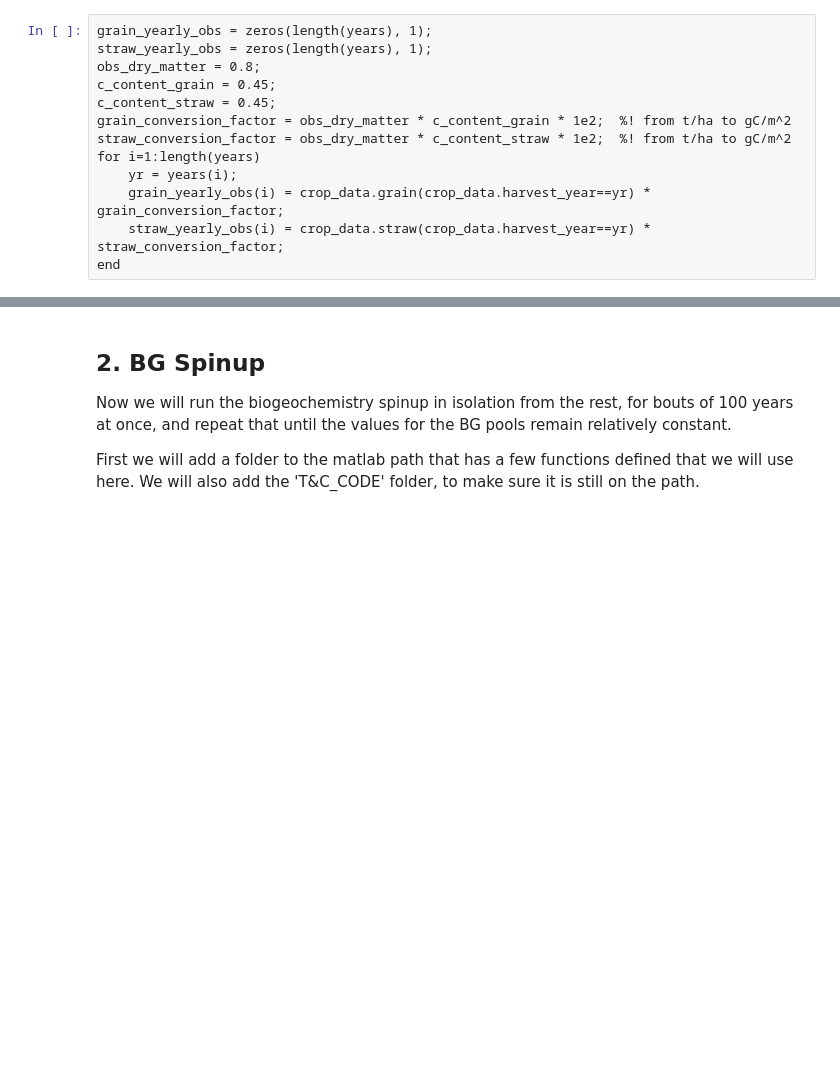
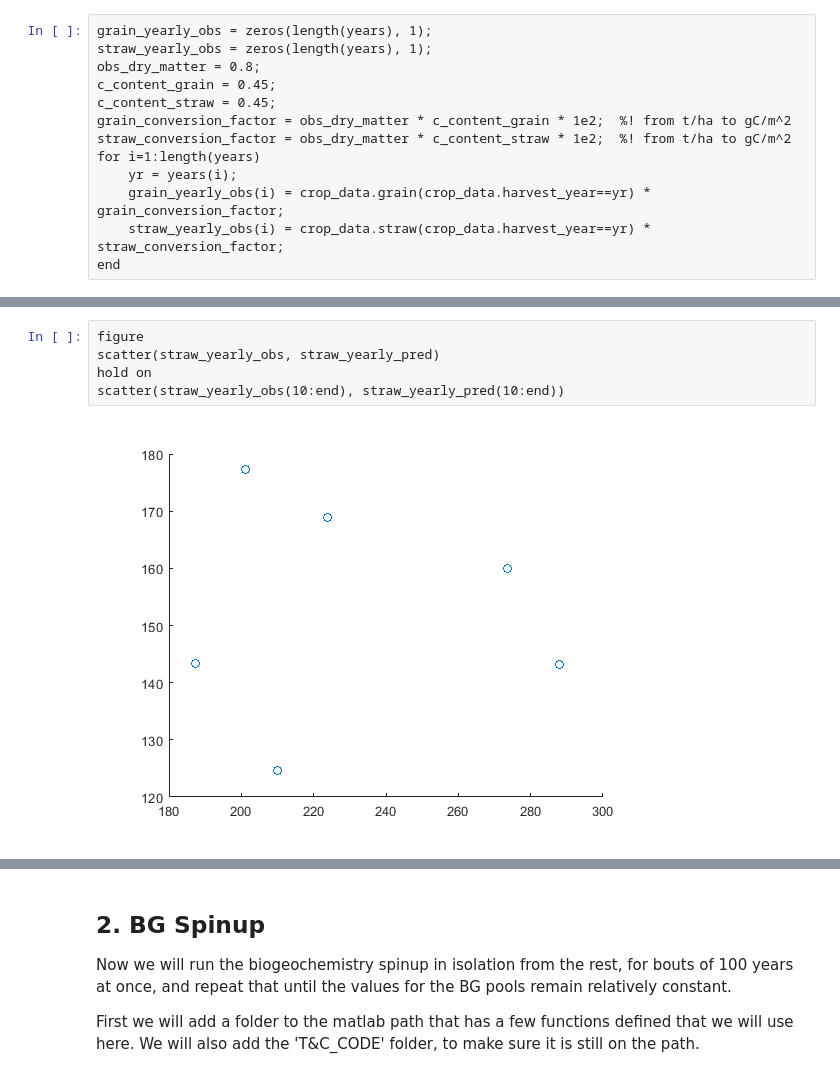
Before and after one commit to bauerfe/TnC, a Jupyter notebook: Rothamsted_Spinup.ipynb, the cells around one changed output, grey strips where cells are left out. Drawn from its saved outputs; the diff is of its cells as text; blank space fills up the shorter version.

```diff
--- a/Rothamsted_Spinup.ipynb
+++ b/Rothamsted_Spinup.ipynb
@@ -129,0 +134,7 @@ plot(grain_yearly_pred)
+# %%
+figure
+scatter(straw_yearly_obs, straw_yearly_pred)
+hold on
+scatter(straw_yearly_obs(10:end), straw_yearly_pred(10:end))
+# %% [output]
+[figure, added]
```
Also changed, not shown: parts of 22 cells of this notebook, 4 other files.
